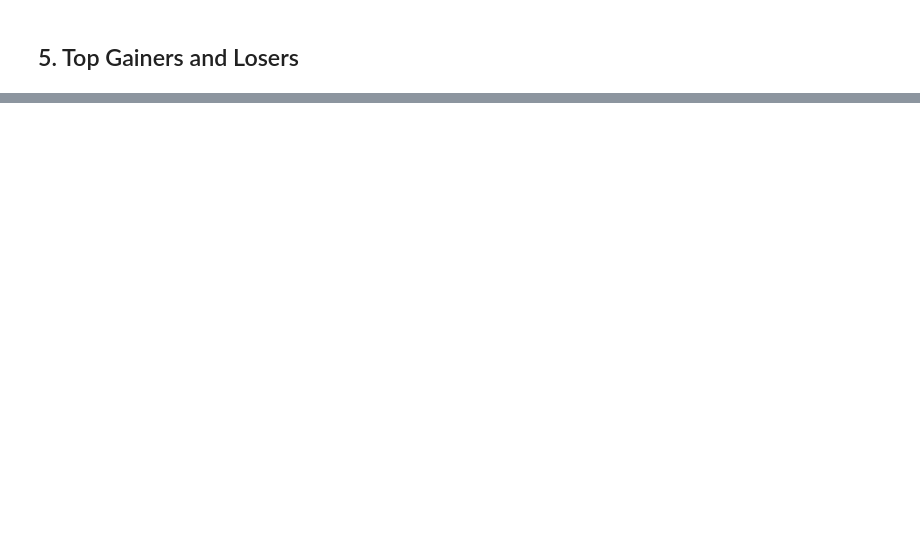
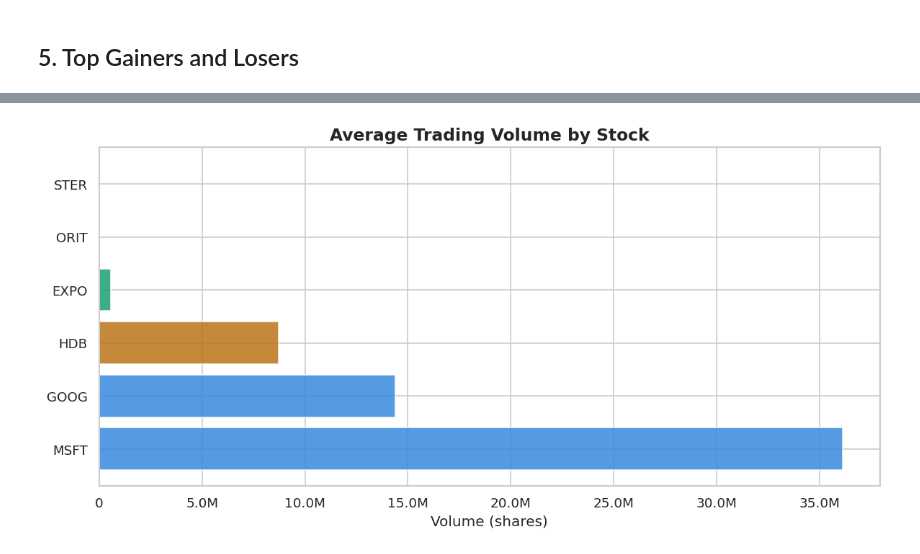
Before and after one commit to Menaka200224/CSE-Stock-Pipeline, a Jupyter notebook: notebooks/cse_analytics.ipynb, the cells around one changed output, grey strips where cells are left out. Drawn from its saved outputs; the diff is of its cells as text; code cells hidden in the pictures; blank space fills up the shorter version.

```diff
--- a/notebooks/cse_analytics.ipynb
+++ b/notebooks/cse_analytics.ipynb
@@ -112,0 +187,13 @@ plt.show()
+# %%
+df_vol = query("SELECT symbol, AVG(volume) as avg_volume FROM cse_stock_prices WHERE symbol != 'USD/LKR' AND volume IS NOT NULL GROUP BY symbol ORDER BY avg_volume DESC")
+
+fig, ax = plt.subplots(figsize=(10,5))
+colors = ['#378ADD' if s in ['GOOG','MSFT'] else '#1D9E75' if s == 'EXPO' else '#BA7517' for s in df_vol['symbol']]
+ax.barh(df_vol['symbol'], df_vol['avg_volume'], color=colors, alpha=0.85)
+ax.set_title('Average Trading Volume by Stock', fontsize=14, fontweight='bold')
+ax.set_xlabel('Volume (shares)')
+ax.xaxis.set_major_formatter(plt.FuncFormatter(lambda x, _: f'{x/1e6:.1f}M' if x >= 1e6 else f'{x:,.0f}'))
+plt.tight_layout()
+plt.savefig('chart_volume.png', bbox_inches='tight')
+plt.show()
+# %% [output]
@@ -112,0 +205 @@ plt.show()
+[figure, added]
```
Also changed, not shown: parts of 13 cells of this notebook, 11 other files.
